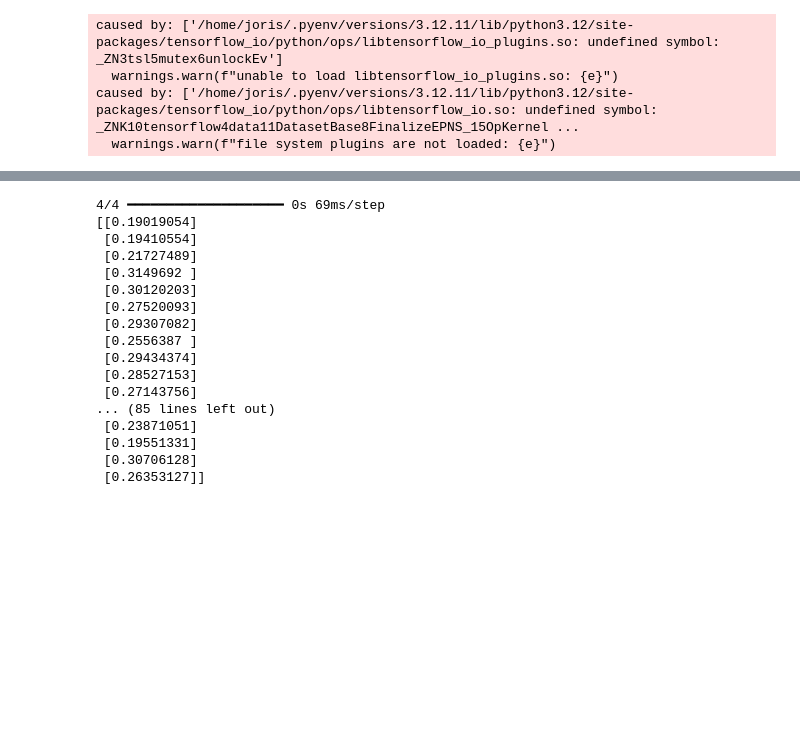
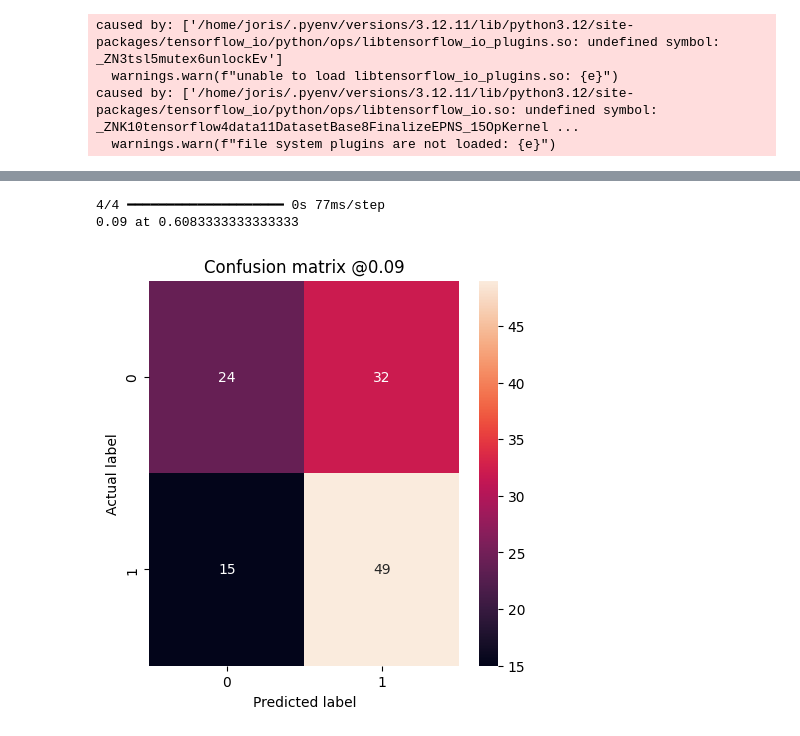
Before and after one commit to JsGraaf/AudioCatV2_ML_Framework, a Jupyter notebook: scripts/feature_generation_tf_v2.ipynb, the cells around one changed output, grey strips where cells are left out. Cells and saved outputs as stored; diff of their text form; code cells hidden in the pictures; blank space fills up the shorter version.

```diff
--- a/scripts/feature_generation_tf_v2.ipynb
+++ b/scripts/feature_generation_tf_v2.ipynb
@@ -374,7 +357,7 @@ def build_train_dataset(pos_files: Sequence[str], neg_files: Sequence[str], batc
     ds = ds_pos.concatenate(ds_neg)
     if shuffle:
         ds = ds.shuffle(buffer_size=len(pos_files) + len(neg_files), seed=RANDOM_STATE, reshuffle_each_iteration=True)
-    ds = ds.batch(batch_size).cache()
+    ds = ds.batch(batch_size).cache().repeat()
     return ds
 
 
@@ -617,13 +608,14 @@ Inner CV mean test acc: 0.500
 # %%
 # Now we can train the actual model we use for the soundscapes based on the best configuration
 
-model = build_binary_cnn(input_shape=(128, 188, 1),
+model = build_binary_cnn(input_shape=INPUT_SHAPE,
                          lr=hparams_per_fold[best_inner]["lr"],
                          gamma=hparams_per_fold[best_inner]["gamma"],
                          alpha=hparams_per_fold[best_inner]["alpha"])
 model.fit(
     datasets[np.argmax(per_fold_results)]["train_ds"],
     epochs = EPOCHS_PER_FOLD,
+    steps_per_epoch=8,
 )
 # %% [output]
 Epoch 1/50
@@ -702,33 +696,44 @@ librosa.display.specshow(chunks[0])
 # %%
+from sklearn.metrics import confusion_matrix
+import seaborn as sns
+
 # Load the labels
 soundscape_labels = pd.read_csv("datasets/birdclef_2021/train_soundscape_labels.csv")
-
-# Filter for the current file
-CURRENT_SITE = "COR"
-CURRENT_ID = 18003
 
 soundscape_labels = soundscape_labels[(soundscape_labels["site"] == CURRENT_SITE) & (soundscape_labels["audio_id"] == CURRENT_ID)]
 
 chunks = np.array(chunks)
 # Predict the labels with the model
 predictions = model.predict(chunks)
 
-print(predictions)
+soundscape_labels["class"] = soundscape_labels["birds"].apply(lambda x: "target" if TARGET in x else "other")
+soundscape_labels["predictions"] = predictions
+
+soundscape_labels.to_csv("Soundscape_Predictions.csv")
+
+def plot_cm(df: pd.DataFrame, threshold=0.1):
+    labels = df["predictions"].apply(lambda x: "target" if x > threshold else "other")
+    cm = confusion_matrix(df["class"], labels)
+    plt.figure(figsize=(5,5))
+    sns.heatmap(cm, annot=True, fmt="d")
+    plt.title('Confusion matrix @{:.2f}'.format(threshold))
+    plt.ylabel('Actual label')
+    plt.xlabel('Predicted label')
+
+max_thres = 0
+max_val = -1
+for t in np.arange(0.01, 1.0, 0.01):
+    # Threshold tuning
+    soundscape_labels["label"] = soundscape_labels["predictions"].apply(lambda x: "target" if x > t else "other")
+    # Calculate accuracy
+    correct = (soundscape_labels["label"] == soundscape_labels["class"]).mean()
+    if (correct > max_val):
+        max_val = correct
+        max_thres = t
+
+print(f"{max_thres} at {max_val}")
+plot_cm(soundscape_labels, threshold=max_thres)
 # %% [output]
-4/4 ━━━━━━━━━━━━━━━━━━━━ 0s 69ms/step
-[[0.19019054]
- [0.19410554]
- [0.21727489]
- [0.3149692 ]
- [0.30120203]
- [0.27520093]
- [0.29307082]
- [0.2556387 ]
- [0.29434374]
- [0.28527153]
- [0.27143756]
-... (85 lines left out)
- [0.23871051]
- [0.19551331]
- [0.30706128]
- [0.26353127]]
+4/4 ━━━━━━━━━━━━━━━━━━━━ 0s 77ms/step
+0.09 at 0.6083333333333333
+[figure, added]
```
Also changed, not shown: parts of 8 cells of this notebook.
